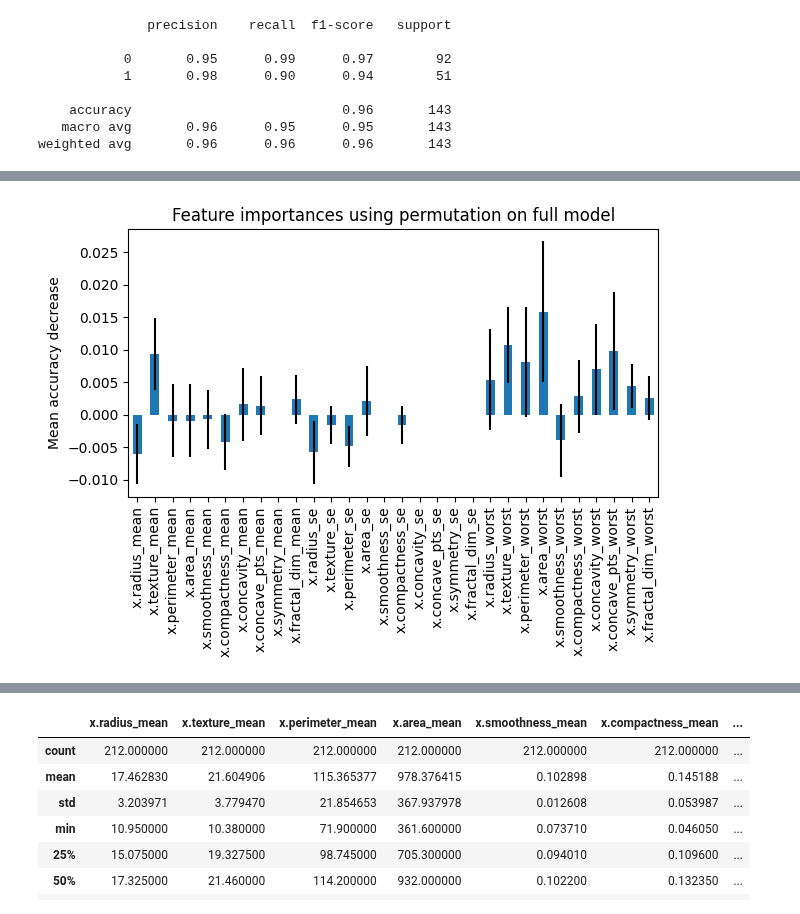
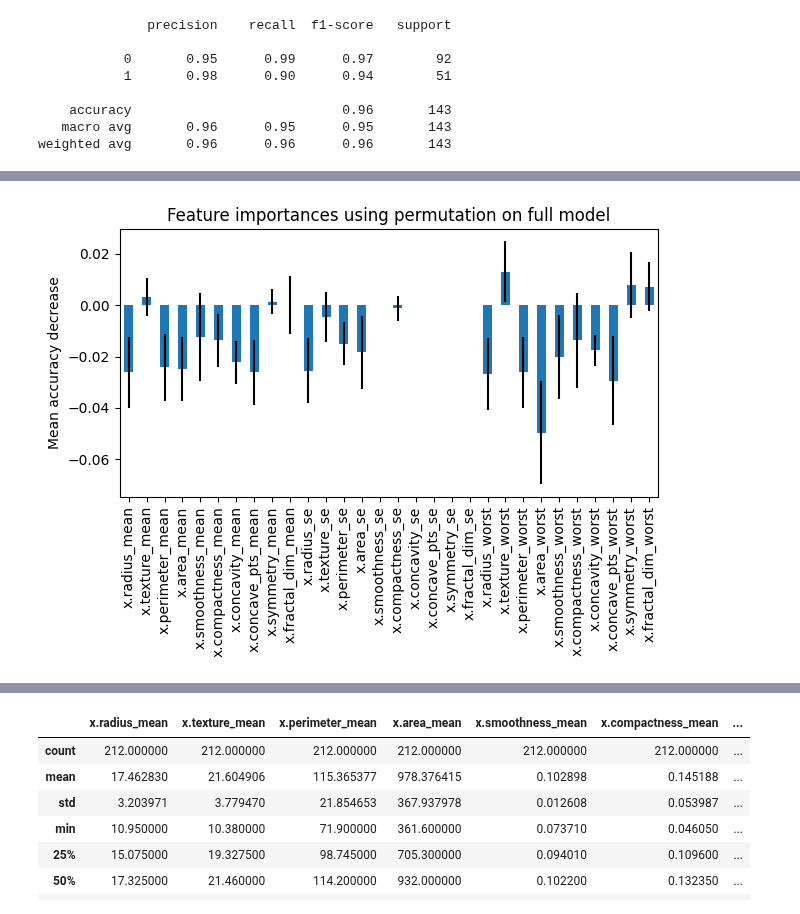
Before and after one commit to marreapato/Deep_Learning_Course, a Jupyter notebook: xai_classes_MLclassification/breast-cancer-permutation-feature-importance.ipynb, the cells around one changed output, grey strips where cells are left out. Saved outputs shown, nothing was run; the diff lists cells and outputs as text; code cells hidden in the pictures.

Commit message:
Kaggle Notebook | Breast Cancer - Permutation Feature Importance | Version 5

```diff
--- a/xai_classes_MLclassification/breast-cancer-permutation-feature-importance.ipynb
+++ b/xai_classes_MLclassification/breast-cancer-permutation-feature-importance.ipynb
@@ -146,18 +164,18 @@ weighted avg       0.96      0.96      0.96       143
 # %%
 from sklearn.inspection import permutation_importance
 import matplotlib.pyplot as plt
 
-result = permutation_importance(rf, X_test_scaled, y_test,n_repeats=30, random_state=0)
+result = permutation_importance(rf, X_test_scaled[y_test=="1"], y_test[y_test=="1"],n_repeats=30, random_state=0)
 
 forest_importances = pd.Series(result.importances_mean, index=X.columns)
 
 fig, ax = plt.subplots()
 
 forest_importances.plot.bar(yerr=result.importances_std, ax=ax)
 
 ax.set_title("Feature importances using permutation on full model")
 ax.set_ylabel("Mean accuracy decrease")
 fig.tight_layout()
 plt.show()
 # %% [output]
-[figure, old version]
+[figure, new version]
```
Also changed, not shown: parts of 10 cells of this notebook.
